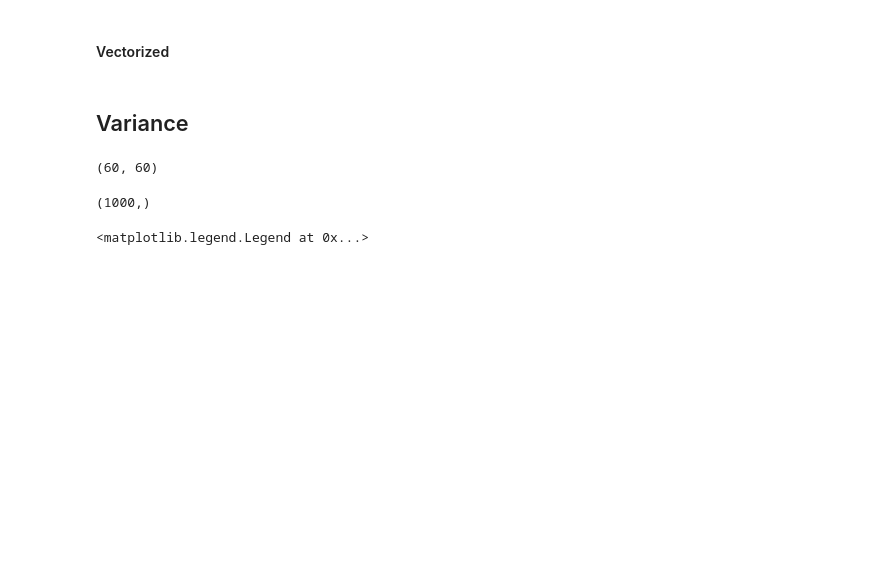
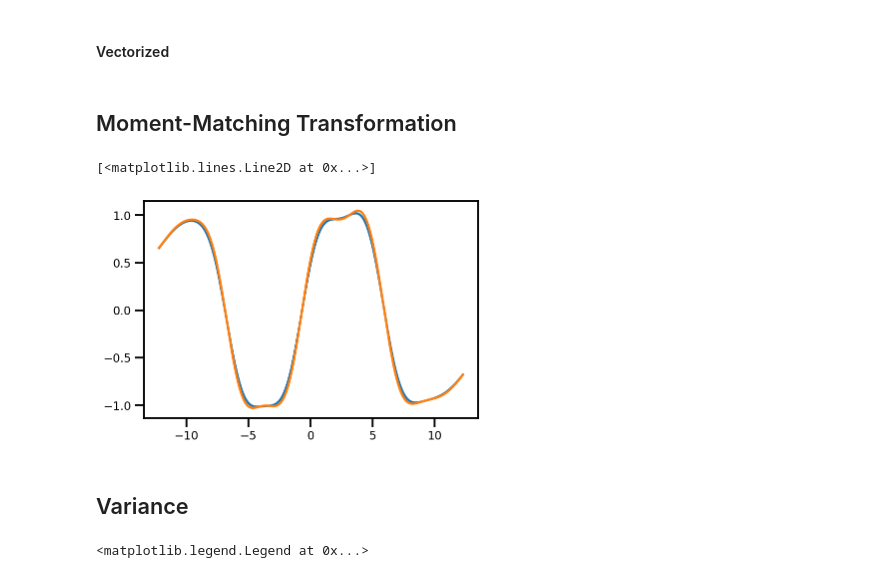
Before and after one commit to IPL-UV/jaxkern, a Jupyter notebook: notebooks/uncategorized/gps/kernel_quadratures.ipynb, the cells around one changed output. Saved outputs shown, nothing was run; the diff lists cells and outputs as text; code cells hidden in the pictures; blank space fills up the shorter version.

```diff
--- a/notebooks/uncategorized/gps/kernel_quadratures.ipynb
+++ b/notebooks/uncategorized/gps/kernel_quadratures.ipynb
@@ -359,0 +371,2 @@ assert psi2.shape == (Xtest.shape[0], X.shape[0], X.shape[0])
+# %% [markdown]
+## Moment-Matching Transformation
@@ -360,2 +375,14 @@ assert psi2.shape == (Xtest.shape[0], X.shape[0], X.shape[0])
+# %%
+mm_clf = MomentMatchingTransform(model, GaussHermite, degree=20, jitted=True)
+# mm_clf = MomentMatchingTransform(model, SphericalRadialTransform, jitted=True)
+# %%
+
+mean_mmf, var_mmf = mm_clf.transform(Xtest, Xtest_cov)
+# %%
+plt.plot(Xtest, mean_mmf)
+plt.plot(Xtest, mu)
+# %% [output]
+[<matplotlib.lines.Line2D at 0x...>]
+[figure, added]
 # %% [markdown]
 ## Variance
@@ -368,16 +389 @@ weights = model.weights.copy()
-# %%
-t_ = k_inv - weights @ weights.T
-t_.shape
-# %% [output]
-(60, 60)
-# %%
-t1 = psi0
-t2 = np.trace((psi2 @ t_).T )
-t3 = np.trace(psi1.T @ psi1 @ weights @ weights.T)
-t3 = mean_ef**2
-var_ef = t1.squeeze() - t2.squeeze() - t3.squeeze()
-
-var_ef.shape
-# %% [output]
-(1000,)
 # %%
```
Also changed, not shown: parts of 32 cells of this notebook, 2 other files.
